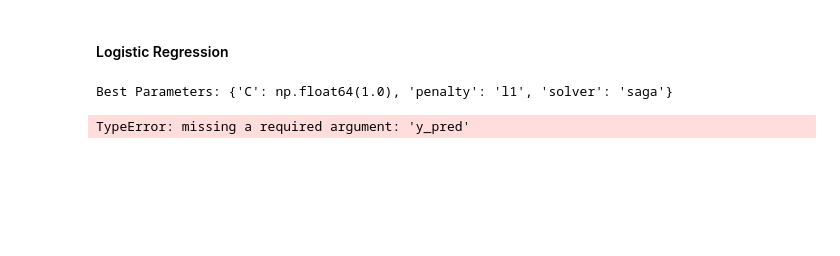
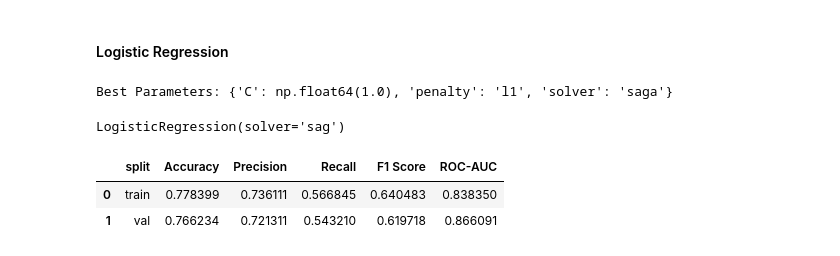
Before and after one commit to marianavfreitas/Diabetes, a Jupyter notebook: Diabetes Predictive Model.ipynb, the cells around one changed output. Cells and saved outputs as stored; diff of their text form; code cells hidden in the pictures; blank space fills up the shorter version.

```diff
--- a/Diabetes Predictive Model.ipynb
+++ b/Diabetes Predictive Model.ipynb
@@ -780,3 +780,15 @@ X_val_selected.columns
 Index(['pregnancies', 'glucose', 'bmi', 'diabetespedigreefunction', 'age',
        'insulin_missing'],
       dtype='object')
+# %%
+def evaluate_classification(model, x, y, split = ""):
+    y_pred = final_model_log.predict(x) #model's prediction
+    y_prob = model.predict_proba(x)[:, 1]
+    return{
+        "split": split,
+        "Accuracy": accuracy_score(y, y_pred),
+        "Precision": precision_score(y, y_pred),
+        "Recall": recall_score(y, y_pred),
+        "F1 Score": f1_score(y, y_pred),
+        "ROC-AUC": roc_auc_score(y, y_prob)
+    }
@@ -806,18 +820,19 @@ Best Parameters: {'C': np.float64(1.0), 'penalty': 'l1', 'solver': 'saga'}
 final_model_log = LogisticRegression(solver = 'sag', penalty = 'l2', C=1.0)
 # %%
 final_model_log.fit(X_train_selected, y_train)
-y_pred = final_model_log.predict(X_val_selected)
-
-print("Accuracy:", accuracy_score(y_pred))
-print("Precision:", precision_score(y_pred))
-print("Recall:", recall_score(y_pred))
-print("F1 Score:", f1_score(y_pred))
-print("ROC-AUC:", roc_auc_score(y_prob))
-
-print("\nConfusion Matrix:")
-print(confusion_matrix(y_pred))
-
-print("\nClassification Report:")
-print(classification_report(y_pred))
 # %% [output]
-TypeError: missing a required argument: 'y_pred'
+LogisticRegression(solver='sag')
+# %%
+train_results = evaluate_classification(final_model_log, X_train_selected, y_train, "train")
+val_results = evaluate_classification(final_model_log, X_val_selected, y_val, "val")
+
+metrics_df = pd.DataFrame([
+    evaluate_classification(final_model_log, X_train_selected, y_train, "train"),
+    evaluate_classification(final_model_log, X_val_selected, y_val, "val")
+])
+
+display(metrics_df)
+# %% [output]
+|  | split | Accuracy | Precision | Recall | F1 Score | ROC-AUC |
+| 0 | train | 0.778399 | 0.736111 | 0.566845 | 0.640483 | 0.838350 |
+| 1 | val | 0.766234 | 0.721311 | 0.543210 | 0.619718 | 0.866091 |
```
Also changed, not shown: parts of 2 cells of this notebook.
